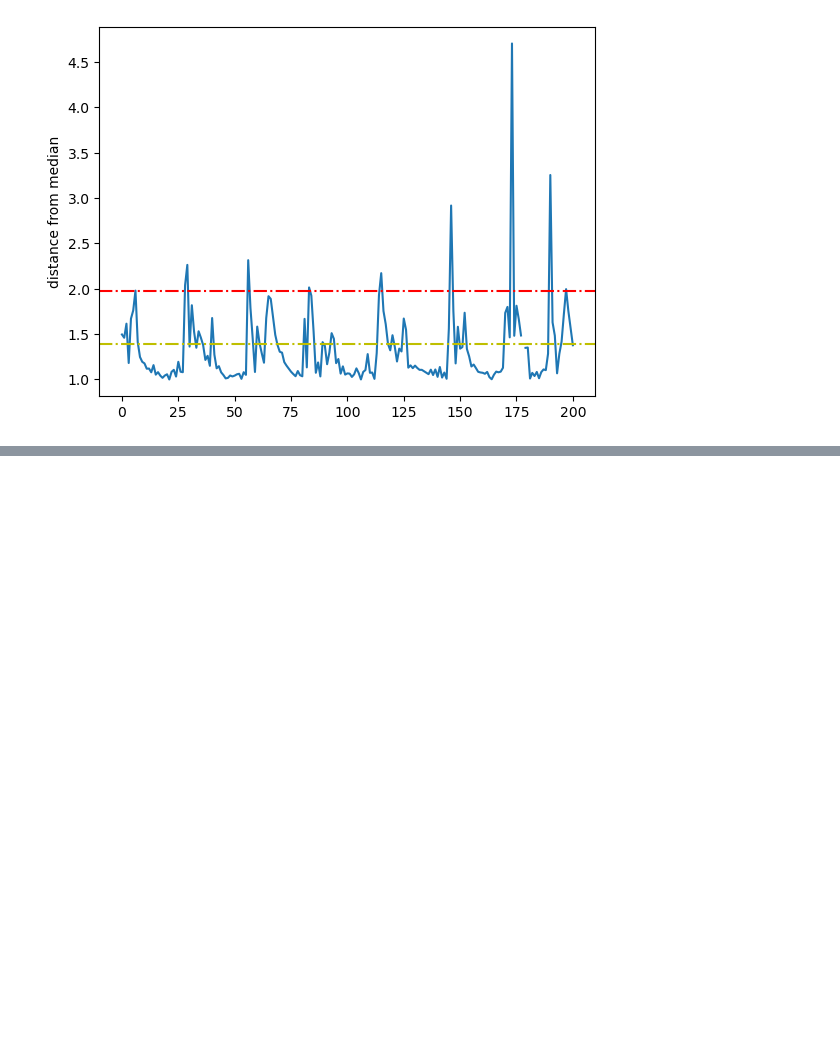
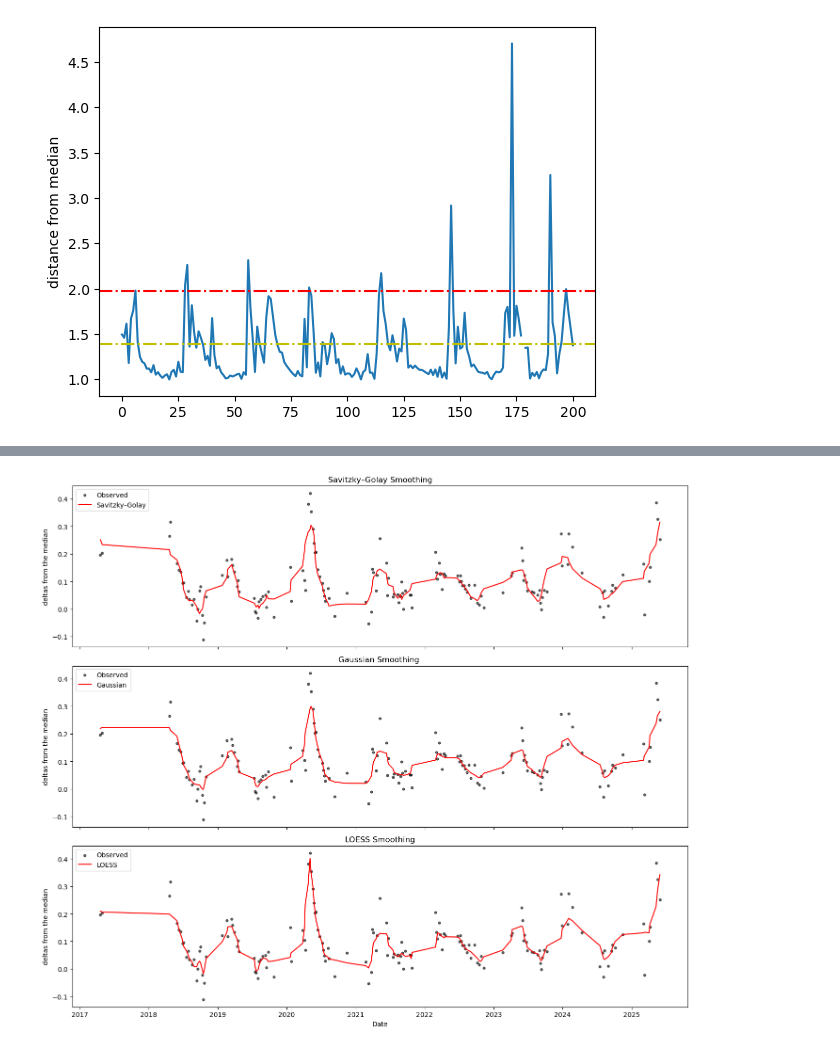
Before and after one commit to geco-bern/swiss-ndvi-processing, a Jupyter notebook: demo/notebook/feedback plot.ipynb, the cells around one changed output, grey strips where cells are left out. Cells and saved outputs as stored; diff of their text form; code cells hidden in the pictures; blank space fills up the shorter version.

```diff
--- a/demo/notebook/feedback plot.ipynb
+++ b/demo/notebook/feedback plot.ipynb
@@ -244,20 +165,0 @@ This factor is then multiplied by the last known delta, allowing the data to gra
-# %%
-colors = np.where(outlier_arr, "red", "green")
-
-fig, ax = plt.subplots(figsize=(12, 6))
-
-ax.plot(dates_sorted, lower, label="Lower Bound", color="red", alpha=0.7)
-ax.plot(dates_sorted, upper, label="Upper Bound", color="red", alpha=0.7)
-ax.fill_between(dates_sorted, lower, upper, alpha=0.2, color="red")
-
-ax.scatter(dates_sorted, ndvi_sorted / 10000.0, s=10, color=colors, label="Raw NDVI", zorder=3)
-ax.scatter(dates_sorted, forecast_only, s=5, color="black", label="forecasted NDVI", zorder=3)
-
-
-
-ax.set_title("forecasting NDVI with tau = 7")
-ax.set_ylim(-0.1, 1.0)
-ax.set_xlabel("Date")
-ax.set_ylabel("NDVI")
-ax.legend()
-plt.tight_layout()
@@ -347,0 +264,31 @@ ValueError: could not broadcast input array from shape (1065,) into shape (1084,
+# %%
+fig, axes = plt.subplots(3, 1, figsize=(14, 12), sharex=True)
+
+
+# --- Plot 1: Savitzky–Golay ---
+axes[0].scatter(df_daily.index, df_daily["deltas"], s=12, color="black", alpha=0.6, label="Observed")
+axes[0].plot(df_daily.index, df_daily["smooth_obs"], color="red", label="Savitzky–Golay")
+axes[0].set_title("Savitzky–Golay Smoothing")
+axes[0].legend()
+
+# --- Plot 2: Gaussian ---
+axes[1].scatter(df_daily.index, df_daily["deltas"], s=12, color="black", alpha=0.6, label="Observed")
+axes[1].plot(df_daily.index, df_daily["smooth_gauss"], color="red", label="Gaussian")
+axes[1].set_title("Gaussian Smoothing ")
+axes[1].legend()
+
+# --- Plot 3: LOESS ---
+axes[2].scatter(df_daily.index, df_daily["deltas"], s=12, color="black", alpha=0.6, label="Observed")
+axes[2].plot(df_daily.index, df_daily["smooth_loess"], color="red", label="LOESS")
+axes[2].set_title("LOESS Smoothing")
+axes[2].legend()
+
+# --- Global formatting ---
+for ax in axes:
+    ax.set_ylabel("deltas from the median")
+axes[-1].set_xlabel("Date")
+
+plt.tight_layout()
+plt.show()
+# %% [output]
+[figure, added]
```
Also changed, not shown: parts of 11 cells of this notebook, 5 other files.
